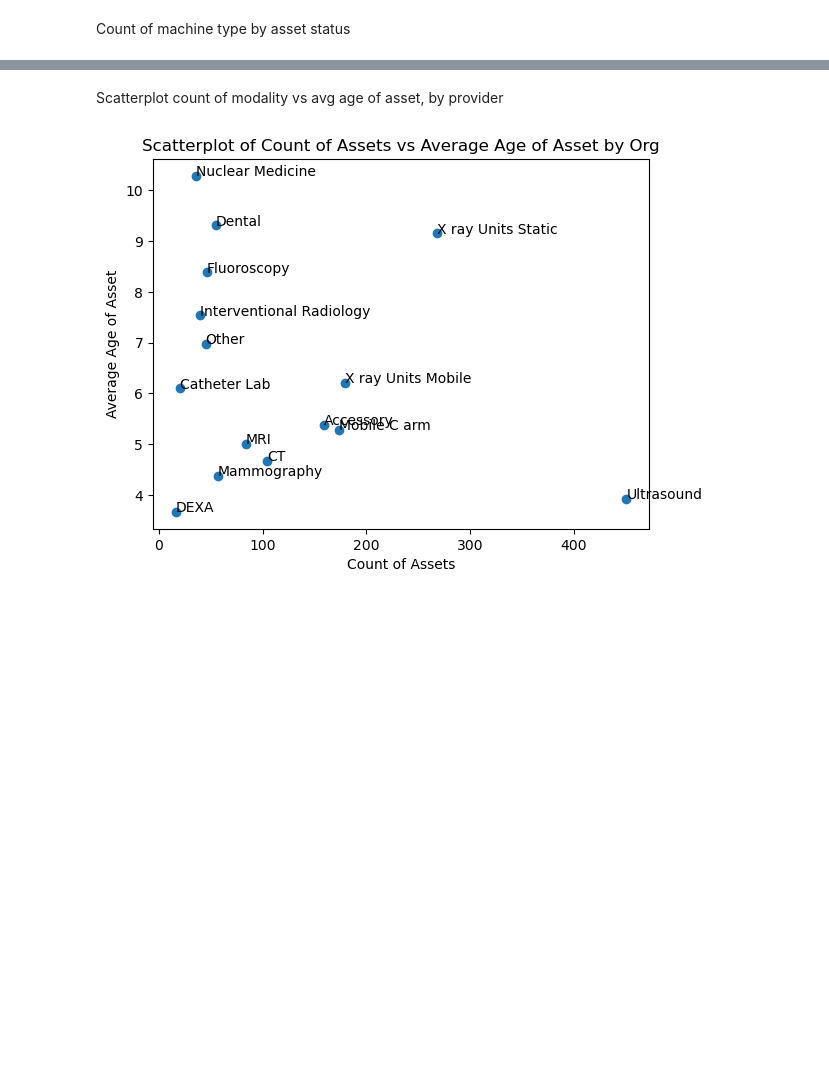
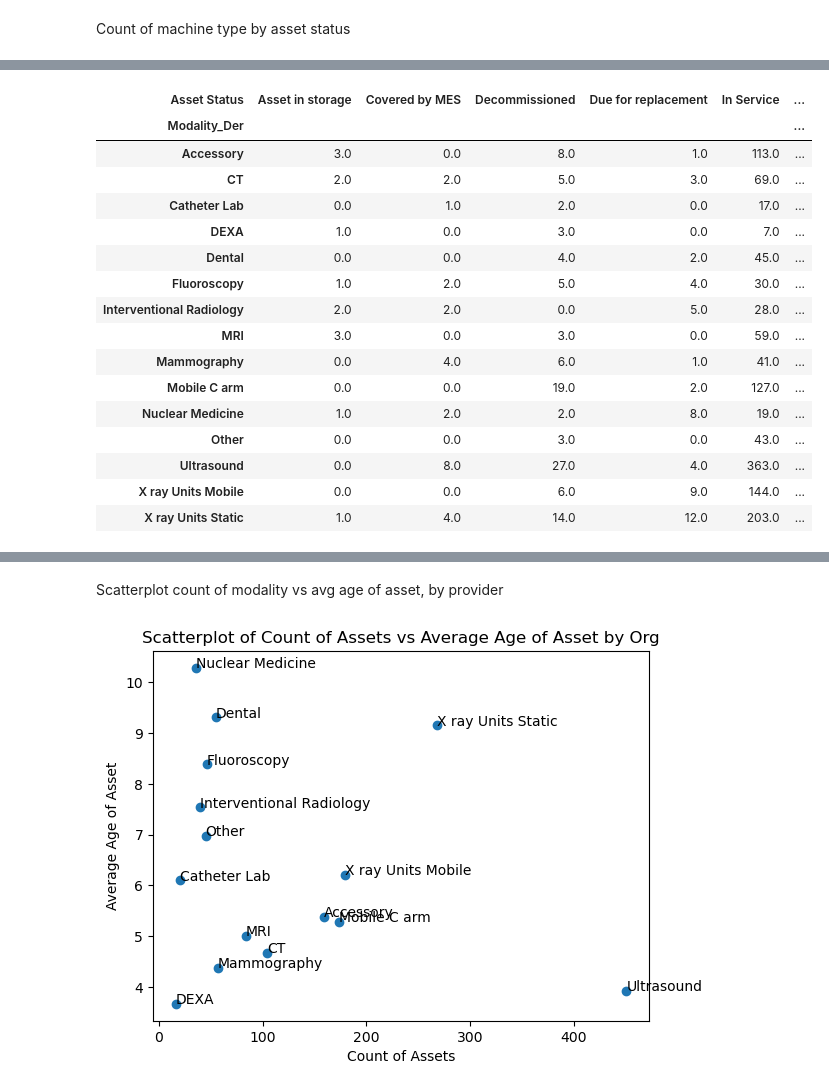
Before and after one commit to martindata999/imaging-assets-replacement, a Jupyter notebook: imaging-asset-replacement.ipynb, the cells around one changed output, grey strips where cells are left out. Saved outputs shown, nothing was run; the diff lists cells and outputs as text; code cells hidden in the pictures; blank space fills up the shorter version.

```diff
--- a/imaging-asset-replacement.ipynb
+++ b/imaging-asset-replacement.ipynb
@@ -73,0 +150,20 @@ plt.show()
+# %%
+count_data
+# %% [output]
+| Asset Status | Asset in storage | Covered by MES | Decommissioned | Due for replacement | In Service | ... |
+| Modality_Der |  |  |  |  |  | ... |
+| Accessory | 3.0 | 0.0 | 8.0 | 1.0 | 113.0 | ... |
+| CT | 2.0 | 2.0 | 5.0 | 3.0 | 69.0 | ... |
+| Catheter Lab | 0.0 | 1.0 | 2.0 | 0.0 | 17.0 | ... |
+| DEXA | 1.0 | 0.0 | 3.0 | 0.0 | 7.0 | ... |
+| Dental | 0.0 | 0.0 | 4.0 | 2.0 | 45.0 | ... |
+| Fluoroscopy | 1.0 | 2.0 | 5.0 | 4.0 | 30.0 | ... |
+| Interventional Radiology | 2.0 | 2.0 | 0.0 | 5.0 | 28.0 | ... |
+| MRI | 3.0 | 0.0 | 3.0 | 0.0 | 59.0 | ... |
+| Mammography | 0.0 | 4.0 | 6.0 | 1.0 | 41.0 | ... |
+| Mobile C arm | 0.0 | 0.0 | 19.0 | 2.0 | 127.0 | ... |
+| Nuclear Medicine | 1.0 | 2.0 | 2.0 | 8.0 | 19.0 | ... |
+| Other | 0.0 | 0.0 | 3.0 | 0.0 | 43.0 | ... |
+| Ultrasound | 0.0 | 8.0 | 27.0 | 4.0 | 363.0 | ... |
+| X ray Units Mobile | 0.0 | 0.0 | 6.0 | 9.0 | 144.0 | ... |
+| X ray Units Static | 1.0 | 4.0 | 14.0 | 12.0 | 203.0 | ... |
```
Also changed, not shown: parts of 13 cells of this notebook.
